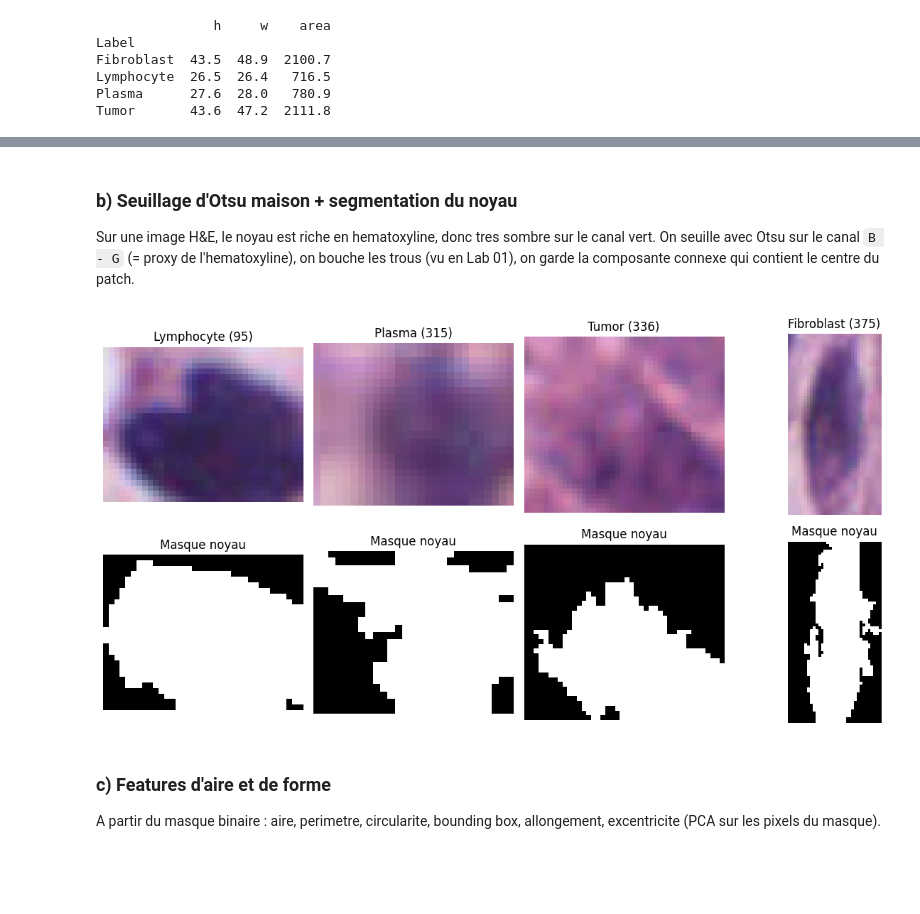
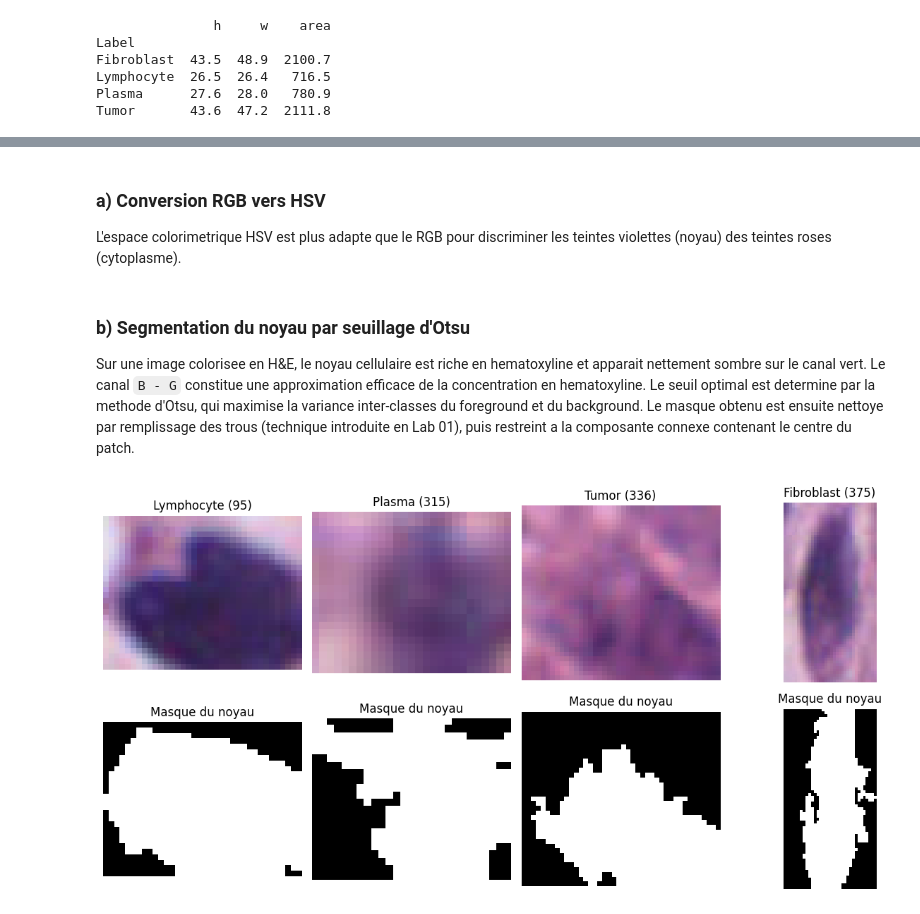
Before and after one commit to EsteLfo7/2026_Projet_IA_Optimisation, a Jupyter notebook: projet_IA_optimisation.ipynb, the cells around one changed output, grey strips where cells are left out. Drawn from its saved outputs; the diff is of its cells as text; code cells hidden in the pictures; blank space fills up the shorter version.

```diff
--- a/projet_IA_optimisation.ipynb
+++ b/projet_IA_optimisation.ipynb
@@ -207,2 +210,8 @@ On extrait trois familles : aire/forme, intensite, texture.
+# %% [markdown]
+### a) Conversion RGB vers HSV
+
+L'espace colorimetrique HSV est plus adapte que le RGB pour
+discriminer les teintes violettes (noyau) des teintes roses
+(cytoplasme).
 # %%
 def rgb_to_hsv(rgb):
@@ -226,11 +235,15 @@ def rgb_to_hsv(rgb):
     H[~msk] = 0.0
     return H, S, V
 # %% [markdown]
-### b) Seuillage d'Otsu maison + segmentation du noyau
+### b) Segmentation du noyau par seuillage d'Otsu
 
-Sur une image H&E, le noyau est riche en hematoxyline, donc tres
-sombre sur le canal vert. On seuille avec Otsu sur le canal `B - G`
-(= proxy de l'hematoxyline), on bouche les trous (vu en Lab 01), on
-garde la composante connexe qui contient le centre du patch.
+Sur une image colorisee en H&E, le noyau cellulaire est riche en
+hematoxyline et apparait nettement sombre sur le canal vert. Le
+canal `B - G` constitue une approximation efficace de la
+concentration en hematoxyline. Le seuil optimal est determine par
+la methode d'Otsu, qui maximise la variance inter-classes du
+foreground et du background. Le masque obtenu est ensuite nettoye
+par remplissage des trous (technique introduite en Lab 01), puis
+restreint a la composante connexe contenant le centre du patch.
 # %%
 def otsu_threshold(arr):
@@ -275,22 +288,17 @@ def segment_nucleus(img_rgb):
         chosen = ids[np.argmax(counts)]
     return (ccs == chosen).astype(np.uint8)
 # %%
-# Controle visuel
+# Verification visuelle de la qualite de la segmentation
 fig, ax = plt.subplots(2, 4, figsize=(12, 6))
 for k, cls in enumerate(["Lymphocyte", "Plasma", "Tumor", "Fibroblast"]):
     im_id = train_df[train_df["Label"] == cls].sample(
         1, random_state=k).iloc[0]["Image"]
     img = np.array(Image.open(os.path.join(IMG_DIR, im_id + ".png")))
     mask = segment_nucleus(img)
     ax[0, k].imshow(img); ax[0, k].set_title(f"{cls} ({im_id})")
     ax[0, k].axis("off")
-    ax[1, k].imshow(mask, cmap="gray"); ax[1, k].set_title("Masque noyau")
+    ax[1, k].imshow(mask, cmap="gray"); ax[1, k].set_title("Masque du noyau")
     ax[1, k].axis("off")
 plt.tight_layout(); plt.show()
 # %% [output]
-[figure, old version]
+[figure, new version]
-# %% [markdown]
-### c) Features d'aire et de forme
-
-A partir du masque binaire : aire, perimetre, circularite, bounding
-box, allongement, excentricite (PCA sur les pixels du masque).
```
Also changed, not shown: parts of 76 cells of this notebook.
